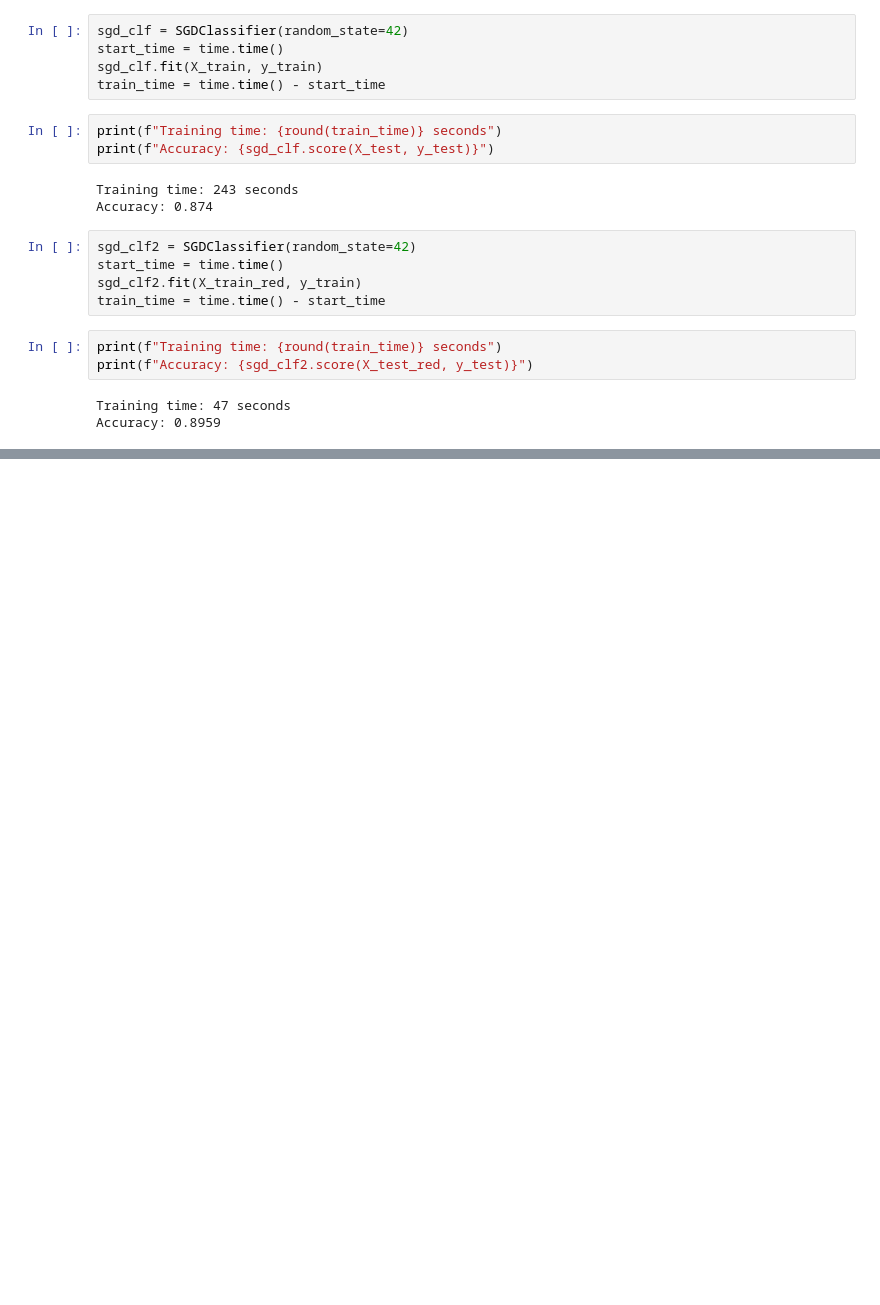
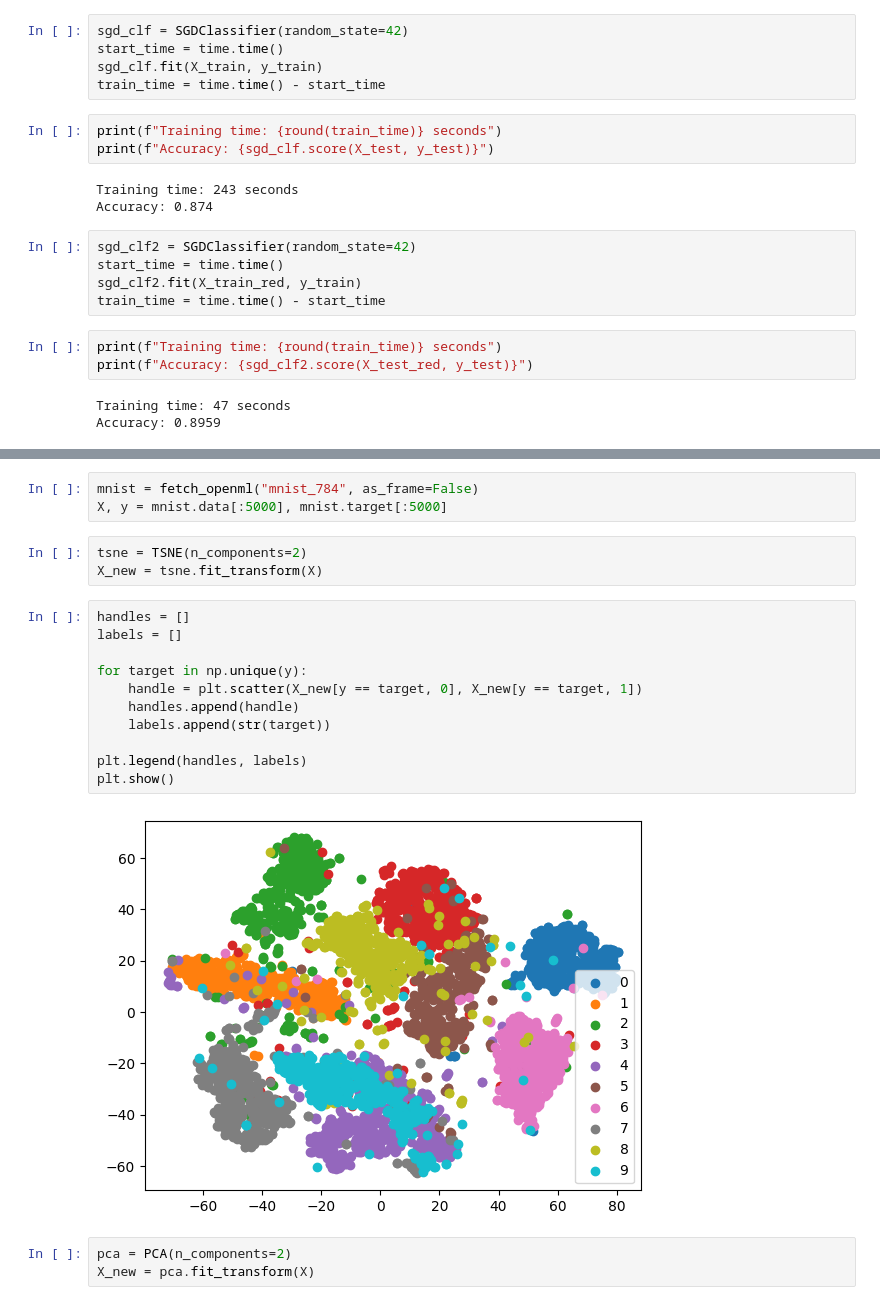
Before and after one commit to nfilipas/handson-ml3, a Jupyter notebook: exercises/chapter8.ipynb, the cells around one changed output, grey strips where cells are left out. Saved outputs shown, nothing was run; the diff lists cells and outputs as text; blank space fills up the shorter version.

```diff
--- a/exercises/chapter8.ipynb
+++ b/exercises/chapter8.ipynb
@@ -66,0 +78,22 @@ Accuracy: 0.8959
+# %%
+mnist = fetch_openml("mnist_784", as_frame=False)
+X, y = mnist.data[:5000], mnist.target[:5000]
+# %%
+tsne = TSNE(n_components=2)
+X_new = tsne.fit_transform(X)
+# %%
+handles = []
+labels = []
+
+for target in np.unique(y):
+    handle = plt.scatter(X_new[y == target, 0], X_new[y == target, 1])
+    handles.append(handle)
+    labels.append(str(target))
+
+plt.legend(handles, labels)
+plt.show()
+# %% [output]
+[figure, added]
+# %%
+pca = PCA(n_components=2)
+X_new = pca.fit_transform(X)
```
Also changed, not shown: parts of 8 cells of this notebook.
